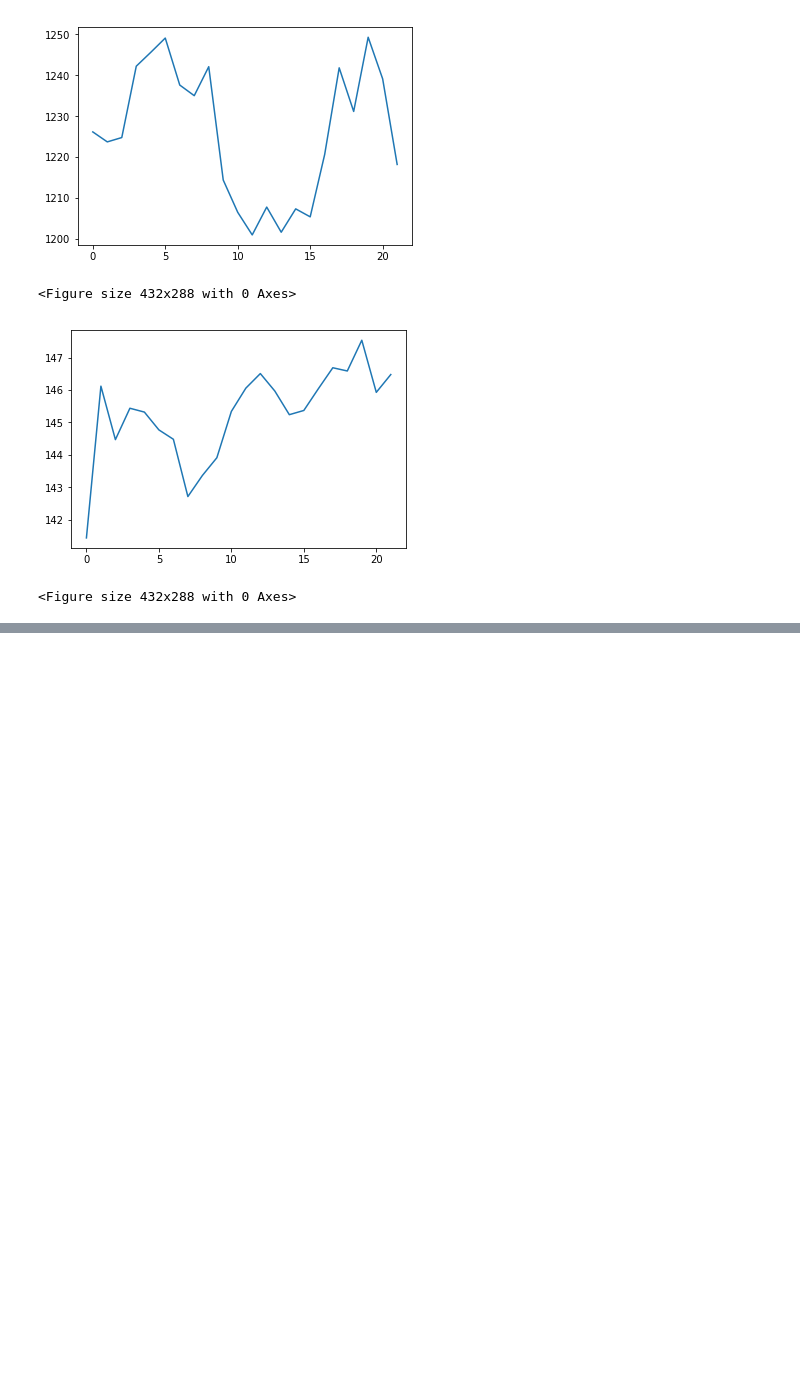
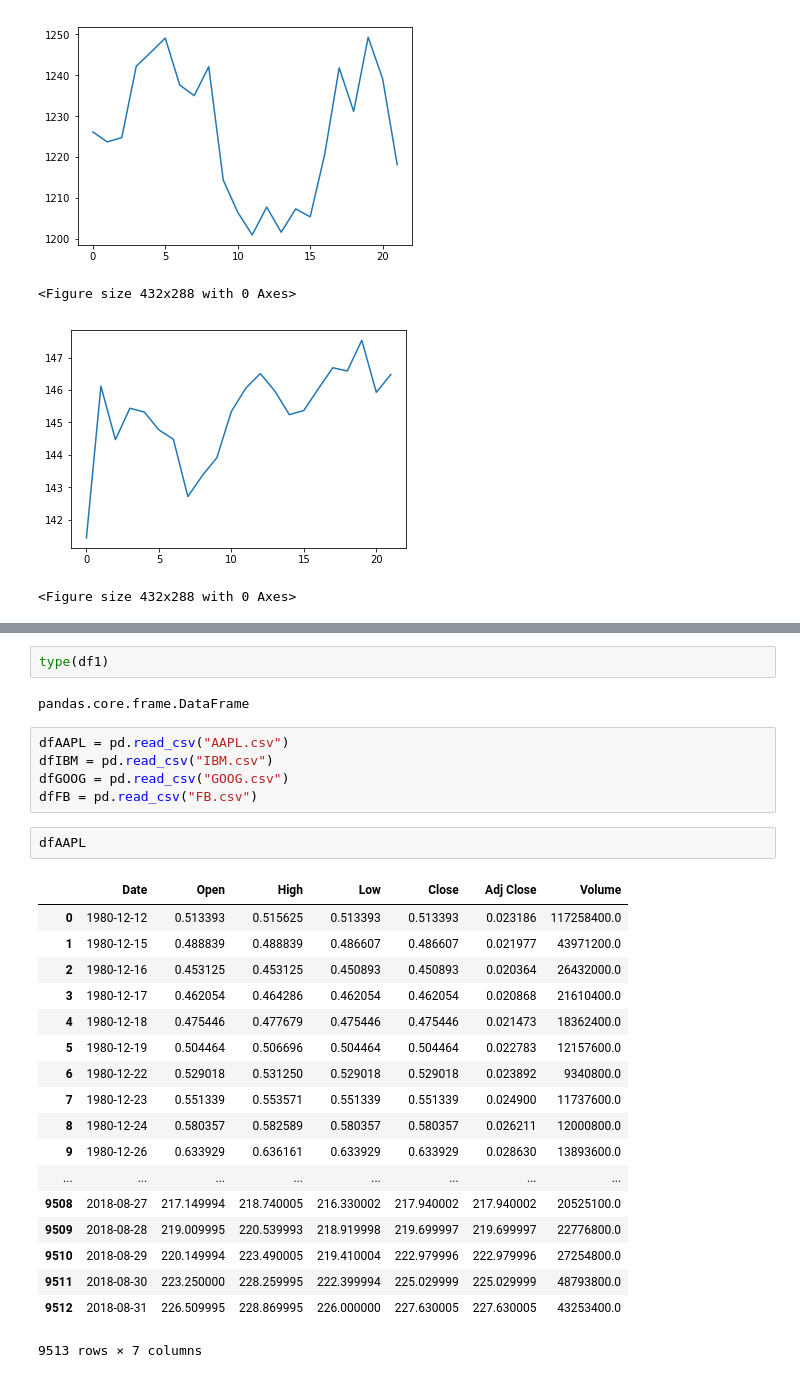
Before and after one commit to Oadegbite/Projects, a Jupyter notebook: UdacityFinacialCourse/TestBox.ipynb, the cells around one changed output, grey strips where cells are left out. Saved outputs shown, nothing was run; the diff lists cells and outputs as text; blank space fills up the shorter version.

Commit message:
more notes updated csvs with historic data

```diff
--- a/UdacityFinacialCourse/TestBox.ipynb
+++ b/UdacityFinacialCourse/TestBox.ipynb
@@ -174,0 +250,30 @@ get_plot("GOOG",'Adj Close')
+# %%
+type(df1)
+# %% [output]
+pandas.core.frame.DataFrame
+# %%
+dfAAPL = pd.read_csv("AAPL.csv")
+dfIBM = pd.read_csv("IBM.csv")
+dfGOOG = pd.read_csv("GOOG.csv")
+dfFB = pd.read_csv("FB.csv")
+# %%
+dfAAPL
+# %% [output]
+|  | Date | Open | High | Low | Close | Adj Close | Volume |
+| 0 | 1980-12-12 | 0.513393 | 0.515625 | 0.513393 | 0.513393 | 0.023186 | 117258400.0 |
+| 1 | 1980-12-15 | 0.488839 | 0.488839 | 0.486607 | 0.486607 | 0.021977 | 43971200.0 |
+| 2 | 1980-12-16 | 0.453125 | 0.453125 | 0.450893 | 0.450893 | 0.020364 | 26432000.0 |
+| 3 | 1980-12-17 | 0.462054 | 0.464286 | 0.462054 | 0.462054 | 0.020868 | 21610400.0 |
+| 4 | 1980-12-18 | 0.475446 | 0.477679 | 0.475446 | 0.475446 | 0.021473 | 18362400.0 |
+| 5 | 1980-12-19 | 0.504464 | 0.506696 | 0.504464 | 0.504464 | 0.022783 | 12157600.0 |
+| 6 | 1980-12-22 | 0.529018 | 0.531250 | 0.529018 | 0.529018 | 0.023892 | 9340800.0 |
+| 7 | 1980-12-23 | 0.551339 | 0.553571 | 0.551339 | 0.551339 | 0.024900 | 11737600.0 |
+| 8 | 1980-12-24 | 0.580357 | 0.582589 | 0.580357 | 0.580357 | 0.026211 | 12000800.0 |
+| 9 | 1980-12-26 | 0.633929 | 0.636161 | 0.633929 | 0.633929 | 0.028630 | 13893600.0 |
+| ... | ... | ... | ... | ... | ... | ... | ... |
+| 9508 | 2018-08-27 | 217.149994 | 218.740005 | 216.330002 | 217.940002 | 217.940002 | 20525100.0 |
+| 9509 | 2018-08-28 | 219.009995 | 220.539993 | 218.919998 | 219.699997 | 219.699997 | 22776800.0 |
+| 9510 | 2018-08-29 | 220.149994 | 223.490005 | 219.410004 | 222.979996 | 222.979996 | 27254800.0 |
+| 9511 | 2018-08-30 | 223.250000 | 228.259995 | 222.399994 | 225.029999 | 225.029999 | 48793800.0 |
+| 9512 | 2018-08-31 | 226.509995 | 228.869995 | 226.000000 | 227.630005 | 227.630005 | 43253400.0 |
+9513 rows × 7 columns
```
Also changed, not shown: parts of 12 cells of this notebook, 14 other files.
